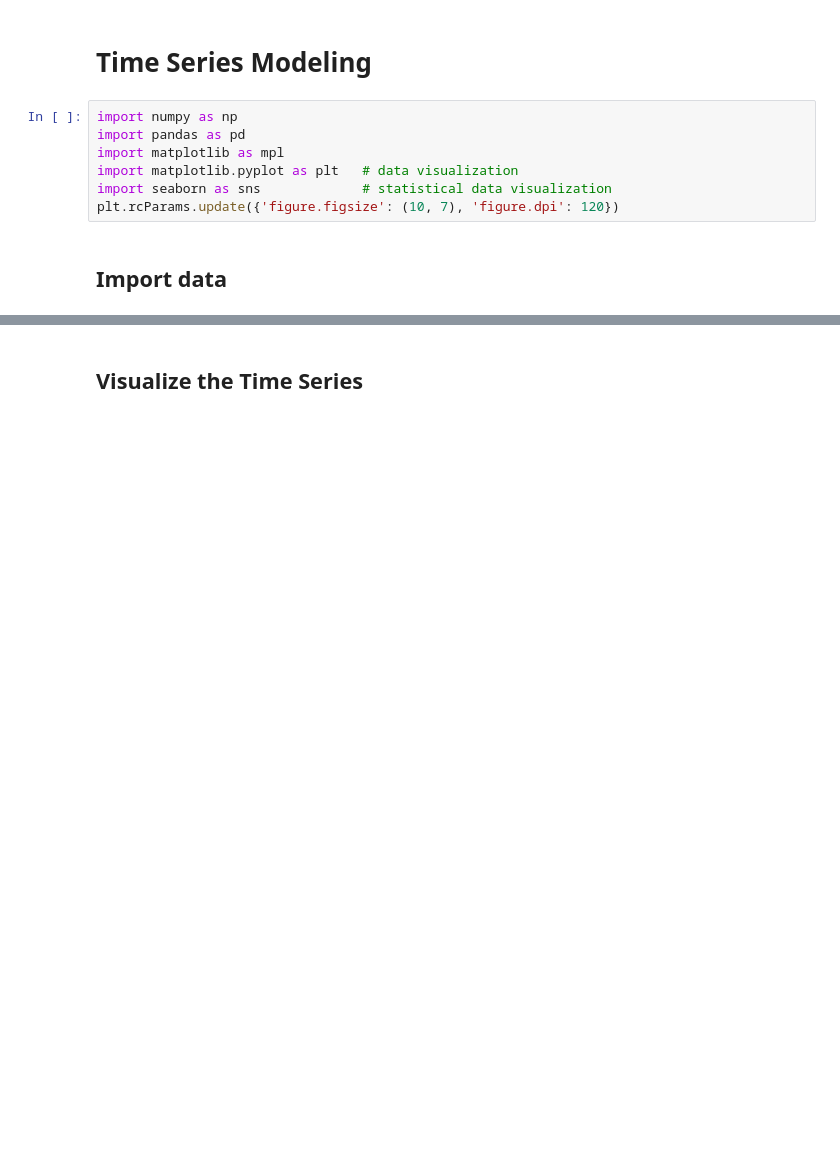
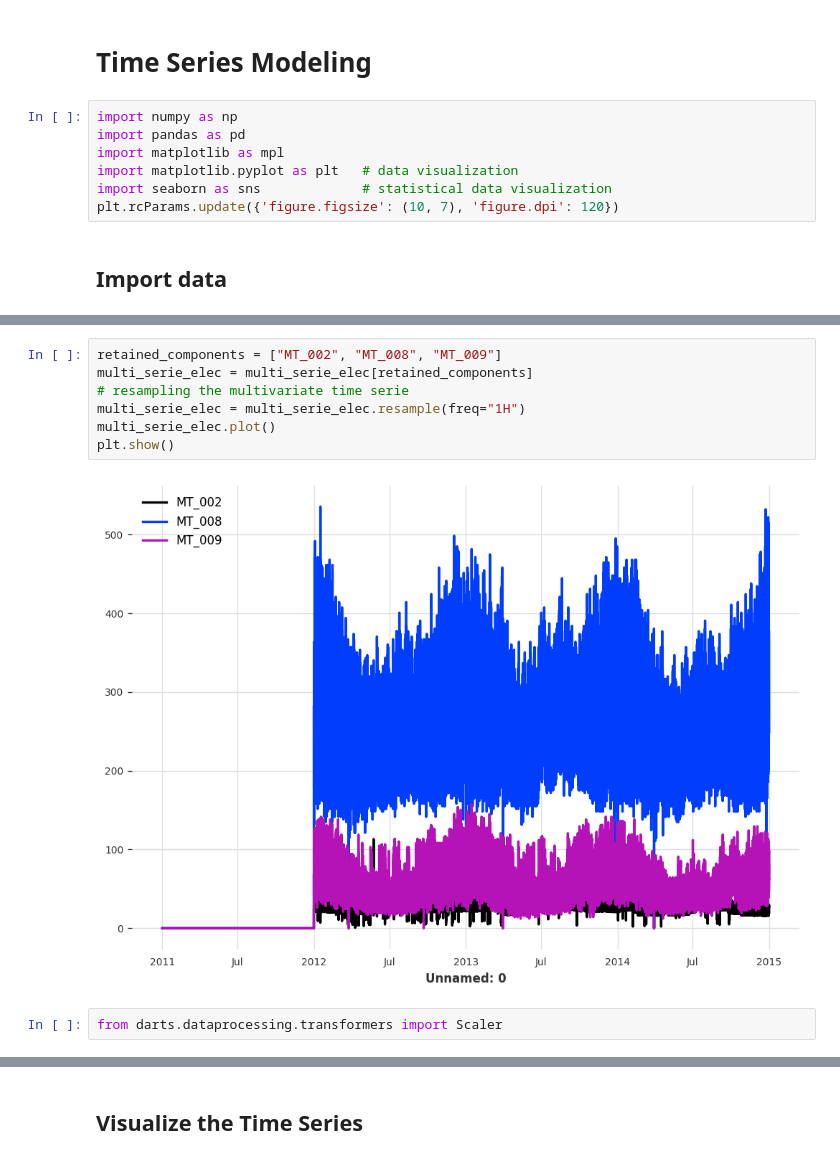
Before and after one commit to Phenikaa-University/AI-dev, a Jupyter notebook: 12_online/VuongTuanCuong_lab12.ipynb, the cells around one changed output, grey strips where cells are left out. Drawn from its saved outputs; the diff is of its cells as text; blank space fills up the shorter version.

```diff
--- a/12_online/VuongTuanCuong_lab12.ipynb
+++ b/12_online/VuongTuanCuong_lab12.ipynb
@@ -67,0 +43,11 @@ df.head()
+# %%
+retained_components = ["MT_002", "MT_008", "MT_009"]
+multi_serie_elec = multi_serie_elec[retained_components]
+# resampling the multivariate time serie
+multi_serie_elec = multi_serie_elec.resample(freq="1H")
+multi_serie_elec.plot()
+plt.show()
+# %% [output]
+[figure, added]
+# %%
+from darts.dataprocessing.transformers import Scaler
```
Also changed, not shown: parts of 42 cells of this notebook.
